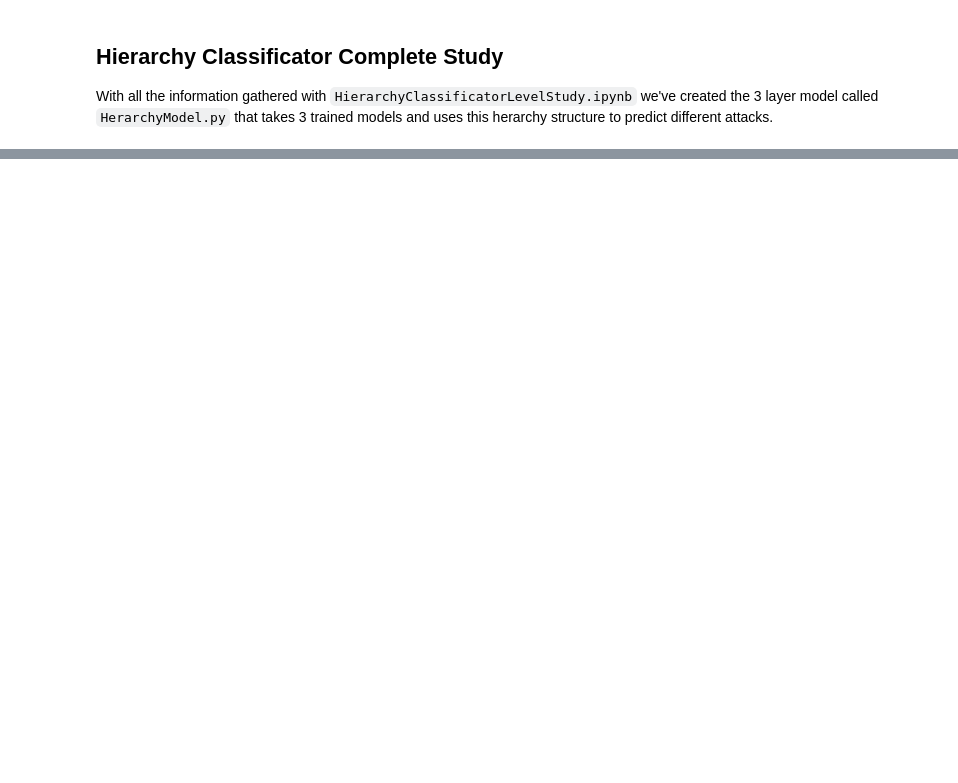
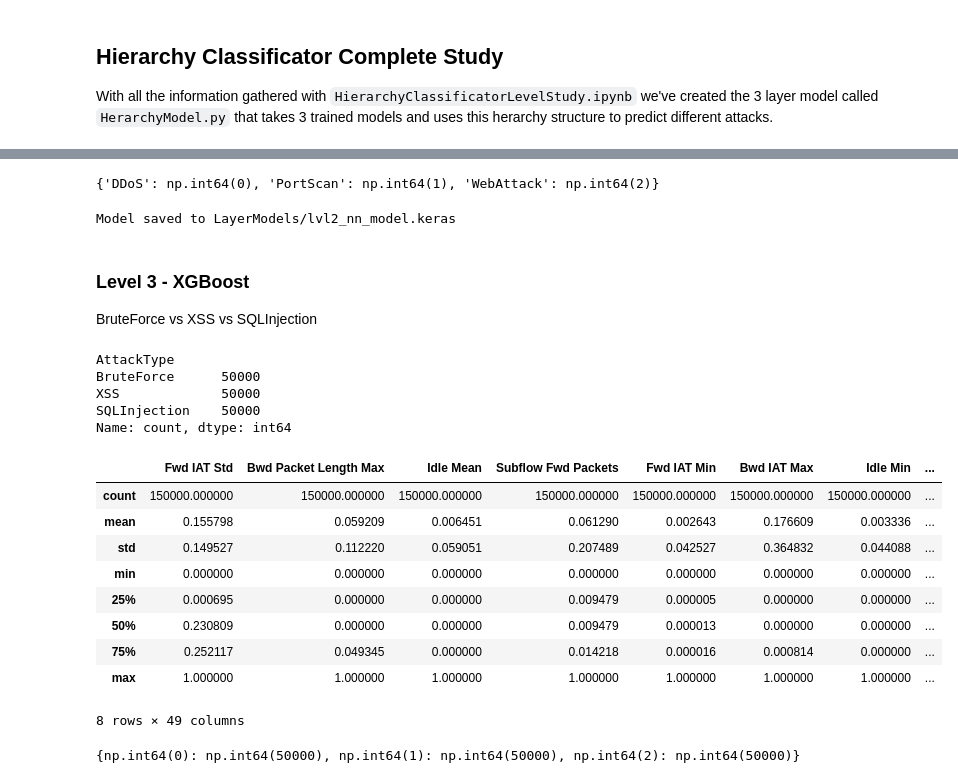
Before and after one commit to nicollorens12/SentinelX, a Jupyter notebook: models/HCCompleteStudy.ipynb, the cells around one changed output, grey strips where cells are left out. Drawn from its saved outputs; the diff is of its cells as text; code cells hidden in the pictures; blank space fills up the shorter version.

```diff
--- a/models/HCCompleteStudy.ipynb
+++ b/models/HCCompleteStudy.ipynb
@@ -86,0 +336,65 @@ Feature names unseen at fit time:
+# %%
+class_mapping = dict(zip(label_encoder.classes_, label_encoder.transform(label_encoder.classes_)))
+print(class_mapping)
+# %% [output]
+{'DDoS': np.int64(0), 'PortScan': np.int64(1), 'WebAttack': np.int64(2)}
+# %%
+import joblib
+
+joblib_file = "LayerModels/lvl2_nn_model.keras"
+joblib.dump(model, joblib_file)
+
+print("Model saved to", joblib_file)
+# %% [output]
+Model saved to LayerModels/lvl2_nn_model.keras
+# %% [markdown]
+### Level 3 - XGBoost
+
+BruteForce vs XSS vs SQLInjection
+# %%
+dataset = dataset[~dataset['AttackType'].isin(['BENIGN', 'PortScan', 'DDoS'])]
+
+X = dataset.drop(columns=['AttackType'])
+y = dataset['AttackType']
+# %%
+target_classes = {
+    "BruteForce": 50000,
+    "XSS": 50000,
+    "SQLInjection": 50000
+}
+
+smote = SMOTE(sampling_strategy=target_classes, random_state=42)
+X_resampled, y_resampled = smote.fit_resample(X, y)
+
+print(y_resampled.value_counts())
+# %% [output]
+AttackType
+BruteForce      50000
+XSS             50000
+SQLInjection    50000
+Name: count, dtype: int64
+# %%
+scaler = MinMaxScaler()
+X_resampled_scaled = scaler.fit_transform(X_resampled)
+
+X_resampled_scaled = pd.DataFrame(X_resampled_scaled, columns=X_resampled.columns)
+
+X_resampled_scaled.describe()
+# %% [output]
+|  | Fwd IAT Std | Bwd Packet Length Max | Idle Mean | Subflow Fwd Packets | Fwd IAT Min | Bwd IAT Max | Idle Min | ... |
+| count | 150000.000000 | 150000.000000 | 150000.000000 | 150000.000000 | 150000.000000 | 150000.000000 | 150000.000000 | ... |
+| mean | 0.155798 | 0.059209 | 0.006451 | 0.061290 | 0.002643 | 0.176609 | 0.003336 | ... |
+| std | 0.149527 | 0.112220 | 0.059051 | 0.207489 | 0.042527 | 0.364832 | 0.044088 | ... |
+| min | 0.000000 | 0.000000 | 0.000000 | 0.000000 | 0.000000 | 0.000000 | 0.000000 | ... |
+| 25% | 0.000695 | 0.000000 | 0.000000 | 0.009479 | 0.000005 | 0.000000 | 0.000000 | ... |
+| 50% | 0.230809 | 0.000000 | 0.000000 | 0.009479 | 0.000013 | 0.000000 | 0.000000 | ... |
+| 75% | 0.252117 | 0.049345 | 0.000000 | 0.014218 | 0.000016 | 0.000814 | 0.000000 | ... |
+| max | 1.000000 | 1.000000 | 1.000000 | 1.000000 | 1.000000 | 1.000000 | 1.000000 | ... |
+8 rows × 49 columns
+# %%
+label_encoder = LabelEncoder()
+y_resampled_encoded = label_encoder.fit_transform(y_resampled)
+unique, counts = np.unique(y_resampled_encoded, return_counts=True)
+print(dict(zip(unique, counts)))
+# %% [output]
+{np.int64(0): np.int64(50000), np.int64(1): np.int64(50000), np.int64(2): np.int64(50000)}
```
Also changed, not shown: parts of 30 cells of this notebook, 7 other files.
